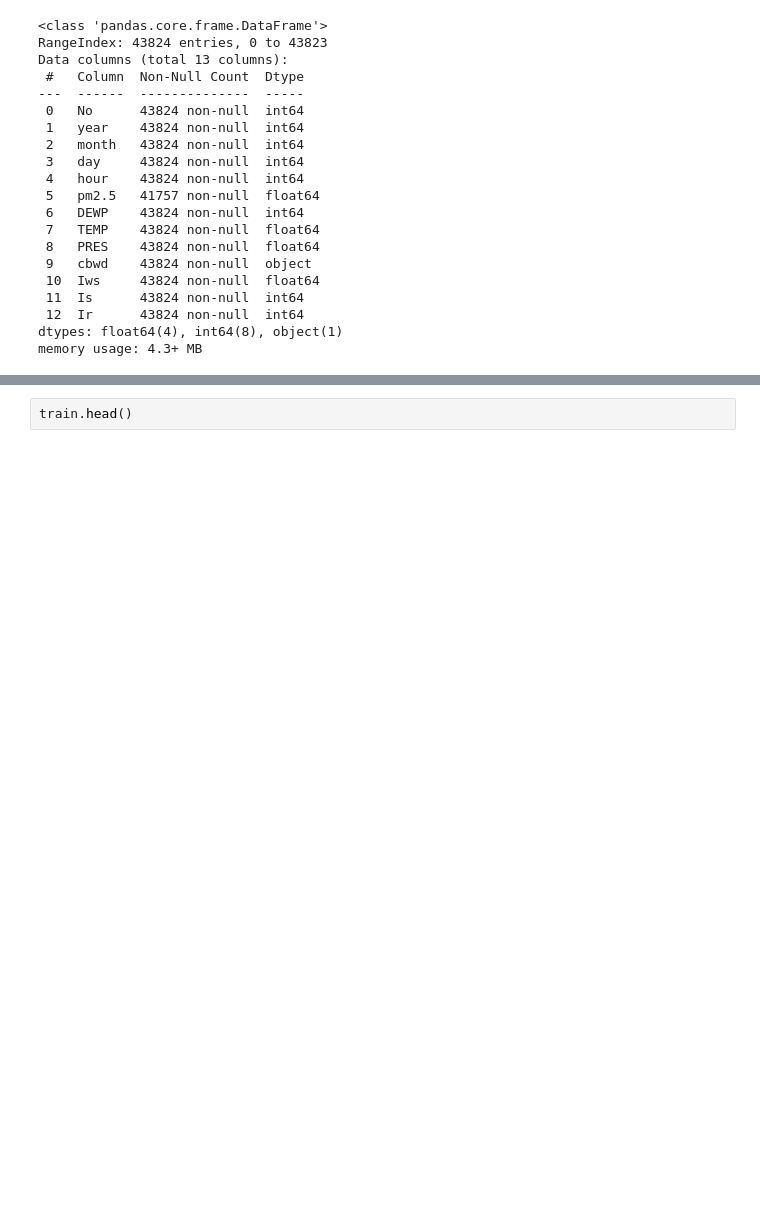
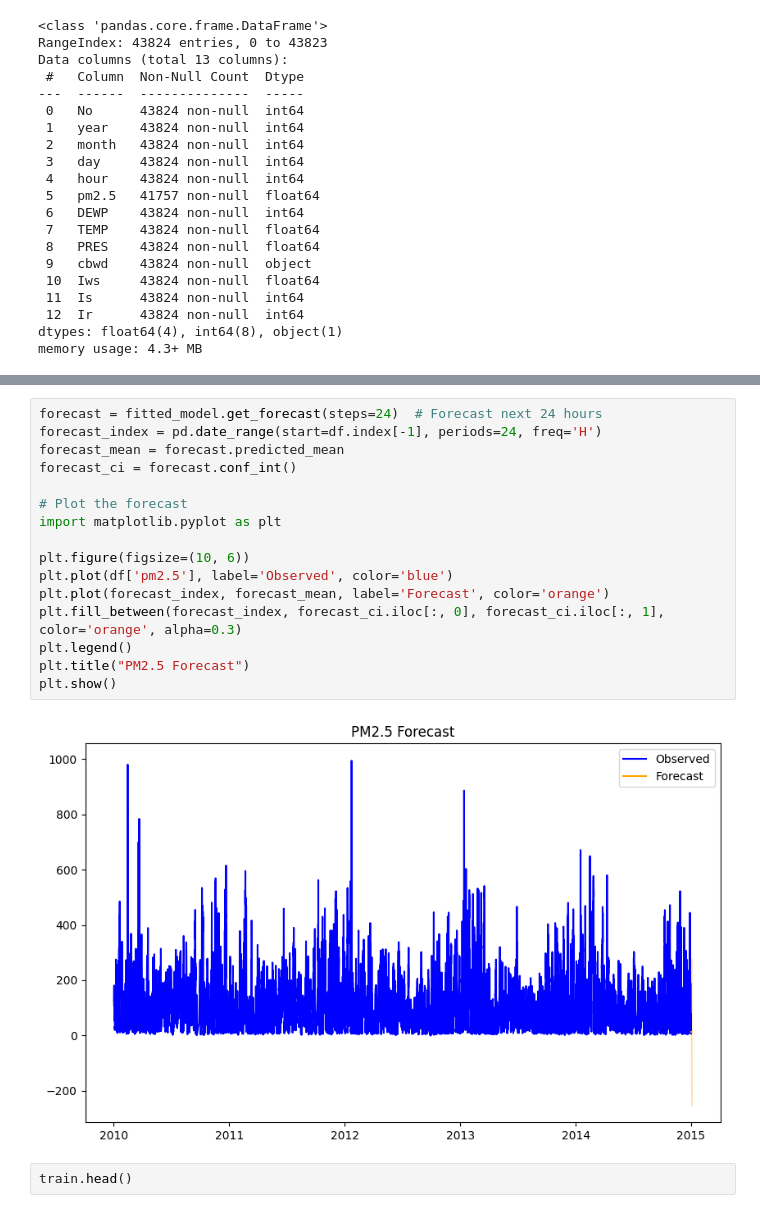
Before and after one commit to cameronliddle/Algorithms, a Jupyter notebook: AirQuality.ipynb, the cells around one changed output, grey strips where cells are left out. Saved outputs shown, nothing was run; the diff lists cells and outputs as text; blank space fills up the shorter version.

```diff
--- a/AirQuality.ipynb
+++ b/AirQuality.ipynb
@@ -111,3 +171,21 @@ train.shape, test.shape
+# %%
+forecast = fitted_model.get_forecast(steps=24)  # Forecast next 24 hours
+forecast_index = pd.date_range(start=df.index[-1], periods=24, freq='H')
+forecast_mean = forecast.predicted_mean
+forecast_ci = forecast.conf_int()
+
+# Plot the forecast
+import matplotlib.pyplot as plt
+
+plt.figure(figsize=(10, 6))
+plt.plot(df['pm2.5'], label='Observed', color='blue')
+plt.plot(forecast_index, forecast_mean, label='Forecast', color='orange')
+plt.fill_between(forecast_index, forecast_ci.iloc[:, 0], forecast_ci.iloc[:, 1], color='orange', alpha=0.3)
+plt.legend()
+plt.title("PM2.5 Forecast")
+plt.show()
+# %% [output]
+[figure, added]
 # %%
 train.head()
 # %% [output]
```
Also changed, not shown: parts of 7 cells of this notebook.
